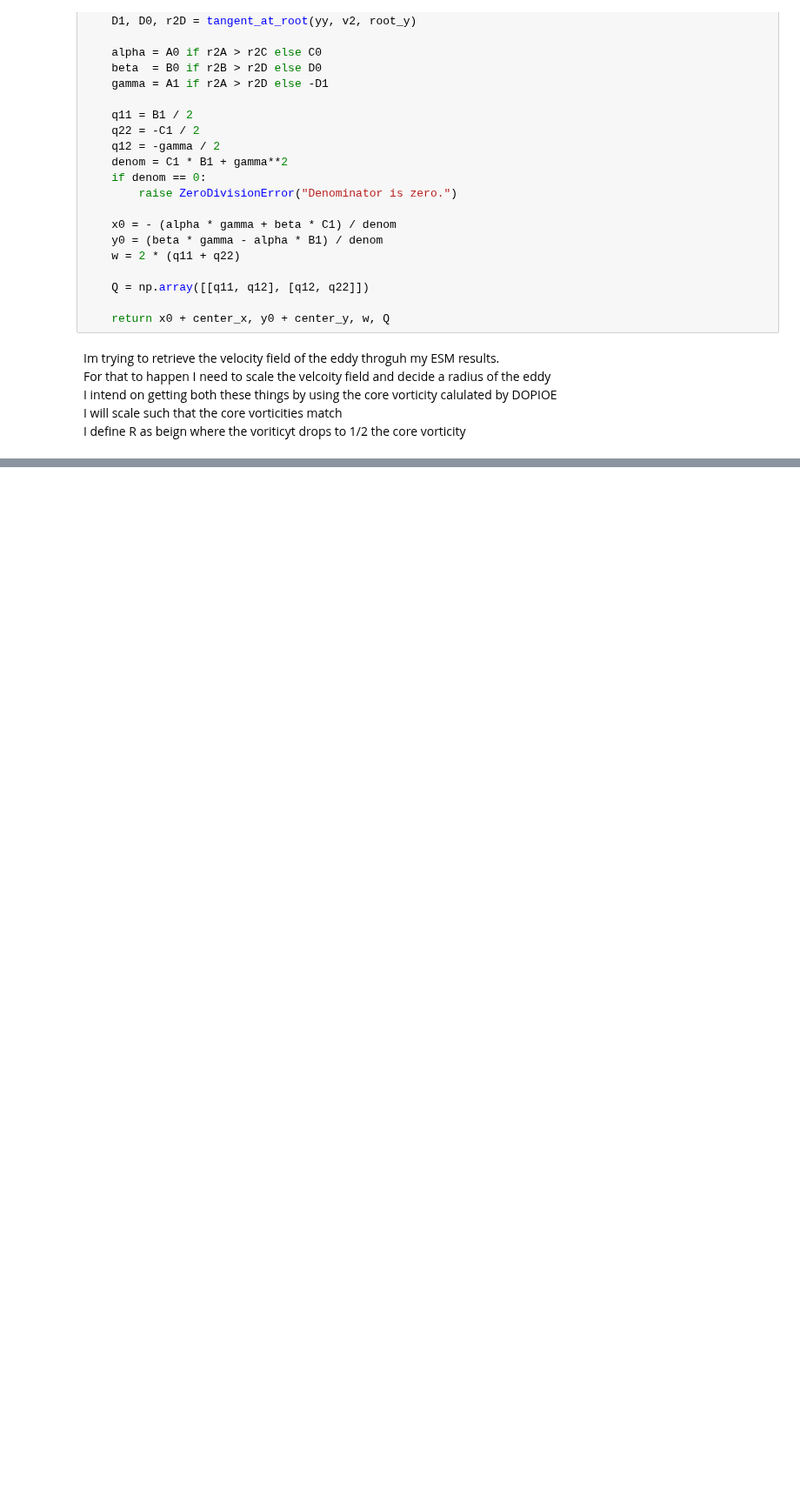
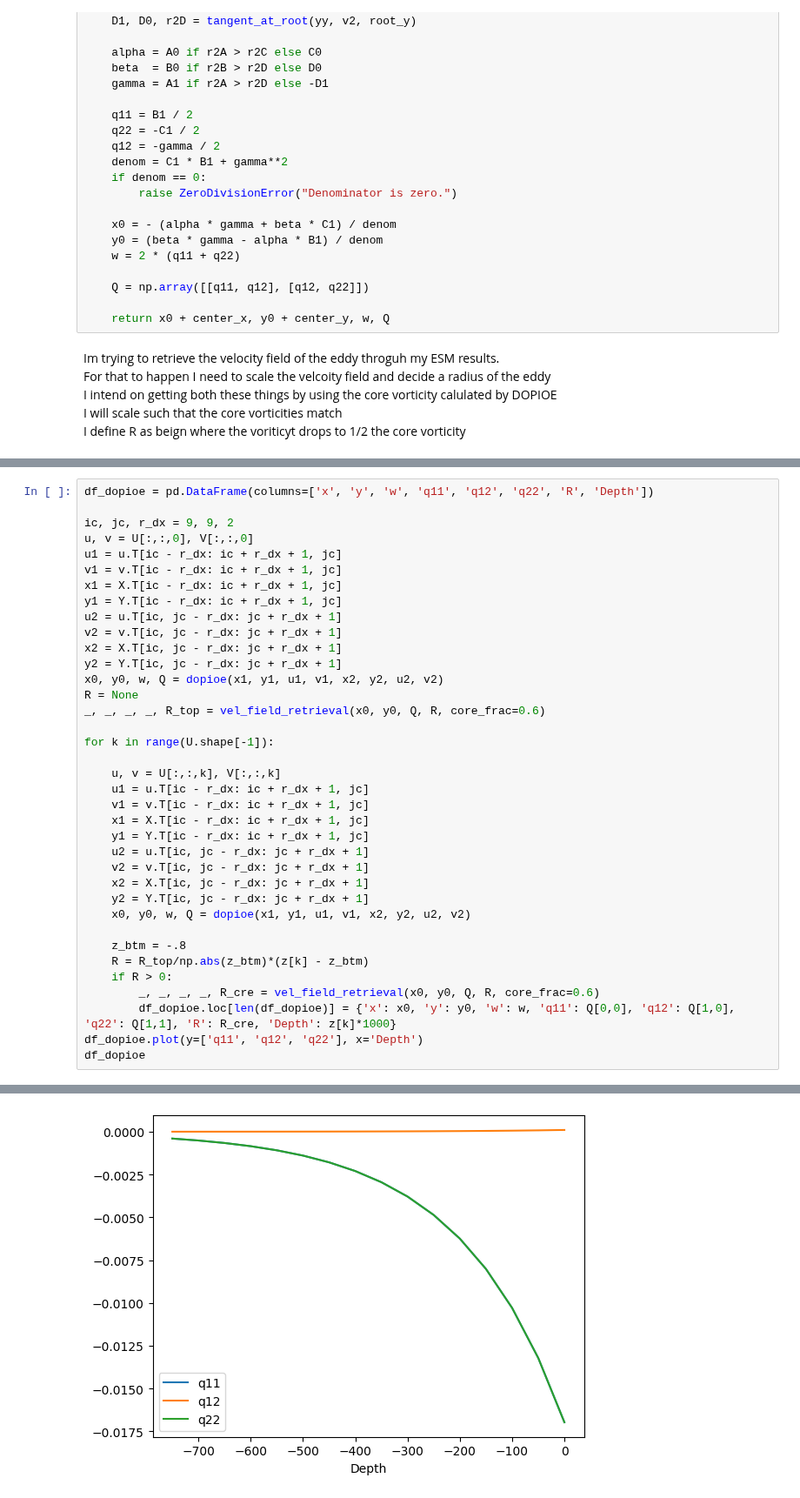
Before and after one commit to regdowse/UNSW-MRes, a Jupyter notebook: MRes/Chapter2/ESM_Remodelling.ipynb, the cells around one changed output, grey strips where cells are left out. Shown at 87% size. Drawn from its saved outputs; the diff is of its cells as text; blank space fills up the shorter version.

```diff
--- a/MRes/Chapter2/ESM_Remodelling.ipynb
+++ b/MRes/Chapter2/ESM_Remodelling.ipynb
@@ -425,0 +462,38 @@ plt.show()
+# %%
+df_dopioe = pd.DataFrame(columns=['x', 'y', 'w', 'q11', 'q12', 'q22', 'R', 'Depth'])
+
+ic, jc, r_dx = 9, 9, 2
+u, v = U[:,:,0], V[:,:,0]
+u1 = u.T[ic - r_dx: ic + r_dx + 1, jc]
+v1 = v.T[ic - r_dx: ic + r_dx + 1, jc]
+x1 = X.T[ic - r_dx: ic + r_dx + 1, jc]
+y1 = Y.T[ic - r_dx: ic + r_dx + 1, jc]
+u2 = u.T[ic, jc - r_dx: jc + r_dx + 1]
+v2 = v.T[ic, jc - r_dx: jc + r_dx + 1]
+x2 = X.T[ic, jc - r_dx: jc + r_dx + 1]
+y2 = Y.T[ic, jc - r_dx: jc + r_dx + 1]
+x0, y0, w, Q = dopioe(x1, y1, u1, v1, x2, y2, u2, v2)
+R = None
+_, _, _, _, R_top = vel_field_retrieval(x0, y0, Q, R, core_frac=0.6)
+
+for k in range(U.shape[-1]):
+
+    u, v = U[:,:,k], V[:,:,k]
+    u1 = u.T[ic - r_dx: ic + r_dx + 1, jc]
+    v1 = v.T[ic - r_dx: ic + r_dx + 1, jc]
+    x1 = X.T[ic - r_dx: ic + r_dx + 1, jc]
+    y1 = Y.T[ic - r_dx: ic + r_dx + 1, jc]
+    u2 = u.T[ic, jc - r_dx: jc + r_dx + 1]
+    v2 = v.T[ic, jc - r_dx: jc + r_dx + 1]
+    x2 = X.T[ic, jc - r_dx: jc + r_dx + 1]
+    y2 = Y.T[ic, jc - r_dx: jc + r_dx + 1]
+    x0, y0, w, Q = dopioe(x1, y1, u1, v1, x2, y2, u2, v2)
+
+    z_btm = -.8
+    R = R_top/np.abs(z_btm)*(z[k] - z_btm)
+    if R > 0:
+        _, _, _, _, R_cre = vel_field_retrieval(x0, y0, Q, R, core_frac=0.6)
+        df_dopioe.loc[len(df_dopioe)] = {'x': x0, 'y': y0, 'w': w, 'q11': Q[0,0], 'q12': Q[1,0], 'q22': Q[1,1], 'R': R_cre, 'Depth': z[k]*1000}
+df_dopioe.plot(y=['q11', 'q12', 'q22'], x='Depth')
+df_dopioe
+# %% [output]
@@ -425,0 +517 @@ plt.show()
+[figure, added]
```
Also changed, not shown: parts of 9 cells of this notebook.
